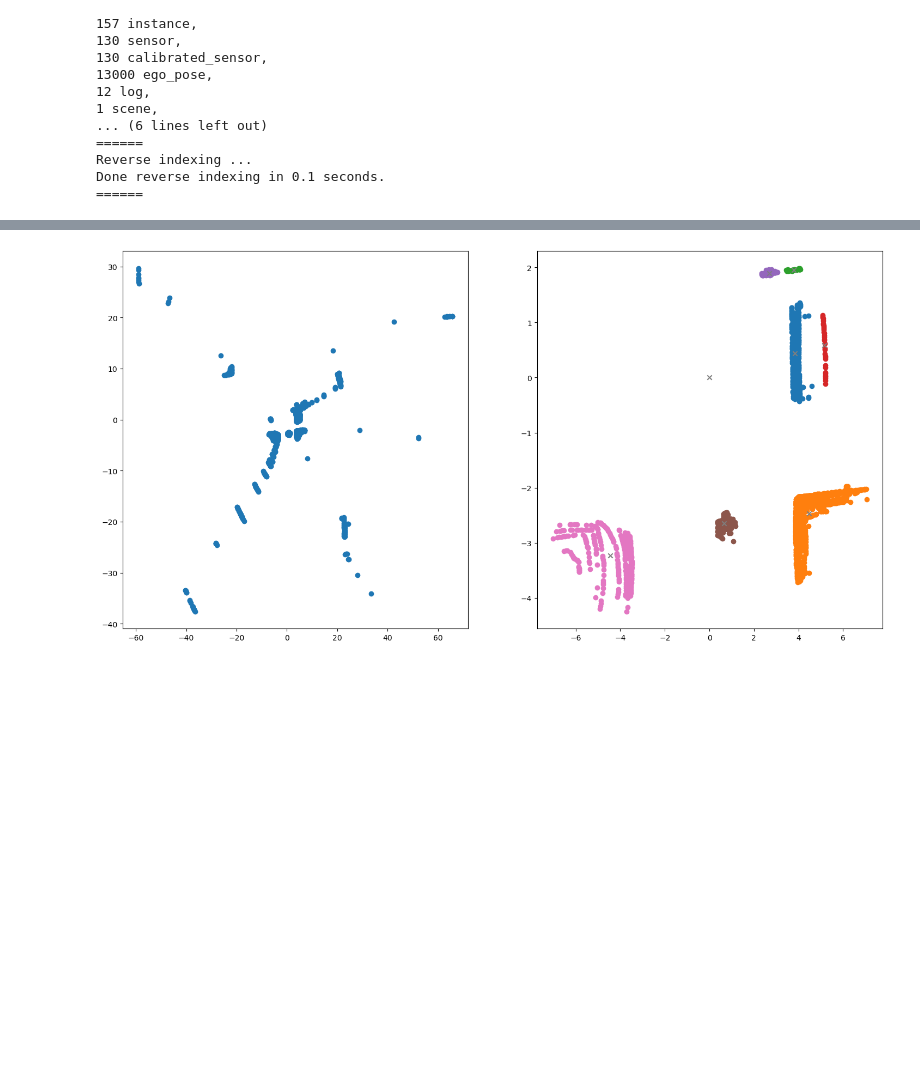
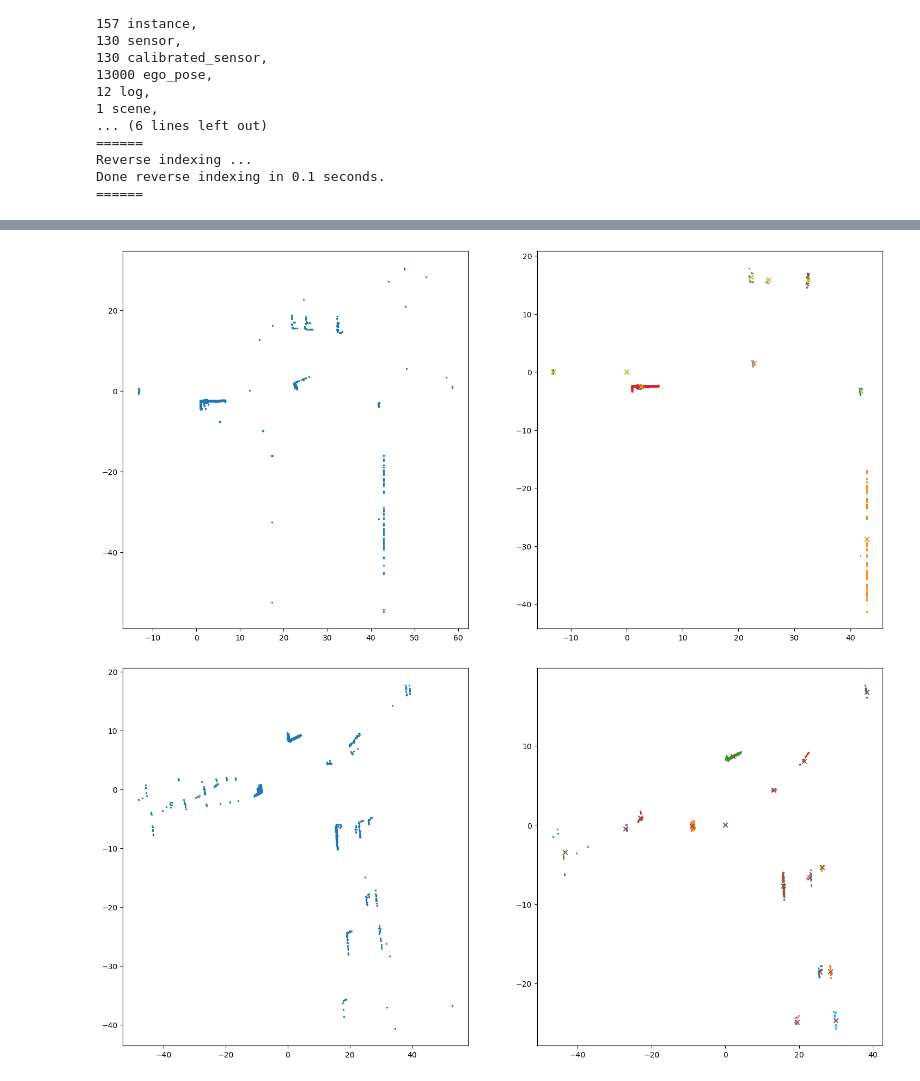
Before and after one commit to K0stasCH/PC-Registration-and-Multi-agent-Vehicles, a Jupyter notebook: demo.ipynb, the cells around one changed output, grey strips where cells are left out. Drawn from its saved outputs; the diff is of its cells as text; code cells hidden in the pictures; blank space fills up the shorter version.

```diff
--- a/demo.ipynb
+++ b/demo.ipynb
@@ -55,10 +54,11 @@ Done reverse indexing in 0.1 seconds.
 ======
 # %%
 examples = [[1,4,1], #v1_ID, v2_ID, time
-            [],
-            []]
+            [1,4,80],
+            [2,5,50],
+            [1,5,30]]
 # %%
-exaplme_ID = 0 #change this, if you want different scene
+exaplme_ID = 2 #change this, if you want different scene
 v1_ID, v2_ID, time = examples[exaplme_ID]
 # %%
 v1 = Vehicle(v2x_sim,v1_ID)
@@ -87,5 +88,7 @@ v2.showSegImages(model, time, opacity=1, masks=masks2)
 # %%
-x = Scene2.findcenters(_min_points=20, _eps=0.5, className='vehicle', visualize=True)
+_ = Scene1.findcenters(_min_points=0, _eps=0, className='vehicle', visualize=True)
+_ = Scene2.findcenters(_min_points=0, _eps=0, className='vehicle', visualize=True)
 # %% [output]
-[figure, old version]
+[figure, new version]
+[figure, added]
 # %%
```
Also changed, not shown: parts of 15 cells of this notebook, 9 other files.
